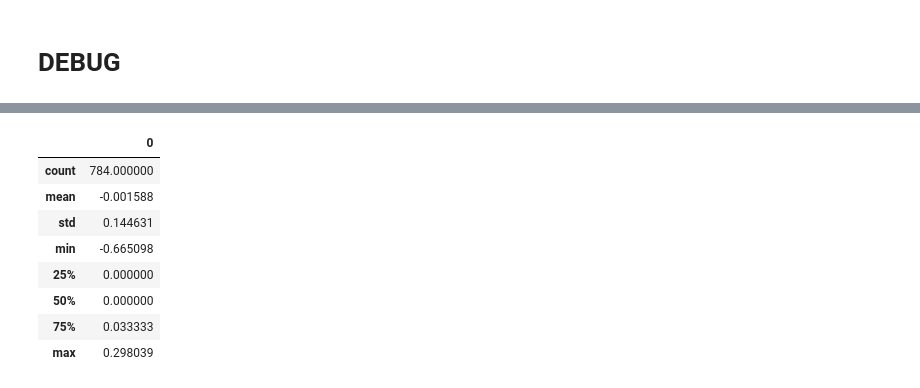
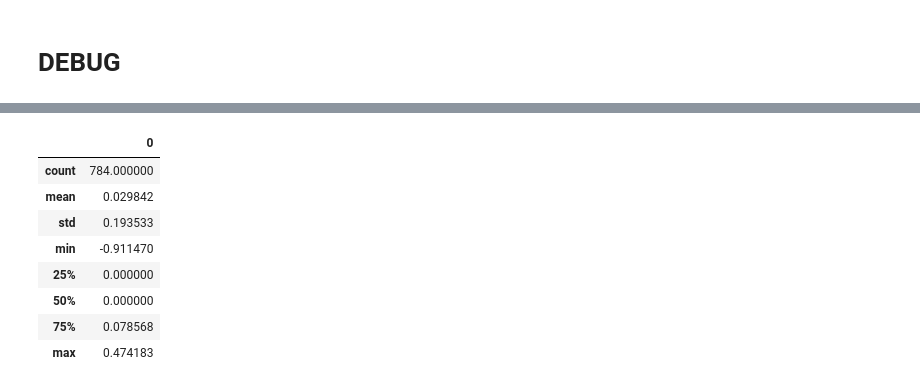
Before and after one commit to AndreyE/micrograd, a Jupyter notebook: mnist.ipynb, the cells around one changed output, grey strips where cells are left out. Cells and saved outputs as stored; diff of their text form; code cells hidden in the pictures.

```diff
--- a/mnist.ipynb
+++ b/mnist.ipynb
@@ -159,7 +159,7 @@ def all_neurons_histo(neurons, key=lambda p: p.data, bins=100):
 # %%
 import functools
 
-SELECTED_CLASSES = [0]
+SELECTED_CLASSES = [0, 1]
 OH_ENC, OH_DEC = oh_encode(SELECTED_CLASSES)
 
 NOISE_RATIO = 0.0
@@ -176,6 +176,7 @@ Y_oh = arr2vals(OH_ENC(Y_b), 'target')
 # the loss function sums up all scores so the resulting gradient is the sum of all sample gradients
 # that is why
 LEARNING_RATE = 1.0 / len(X)
+ESAT = 1e-9
 
 MODEL = MLP(
     [
@@ -185,7 +186,7 @@ MODEL = MLP(
     train=True
 )
 
-LEARNER = MODEL.make_learner(X, get_loss=functools.partial(calc_sq_loss, targets=Y_oh))
+LEARNER = MODEL.make_learner(X, get_loss=functools.partial(calc_sq_loss, targets=Y_oh), ESAT=ESAT)
 # %%
 total_loss, scores = LEARNER(i=1, q=1.0)
 
@@ -230,17 +239,17 @@ all_neurons_histo(MODEL.layers[0].neurons, key=lambda p: p.grad)
 # %%
 import pandas as pd
 
-numbers = [p.data for p in MODEL.layers[0].neurons[0].parameters()]
-numbers.sort()
+data = [p.data for p in MODEL.layers[0].neurons[0].parameters()]
+data.sort()
 
-pd.DataFrame(numbers).describe()
+pd.DataFrame(data).describe()
 # %% [output]
 |  | 0 |
 | count | 784.000000 |
-| mean | -0.001588 |
-| std | 0.144631 |
-| min | -0.665098 |
+| mean | 0.029842 |
+| std | 0.193533 |
+| min | -0.911470 |
 | 25% | 0.000000 |
 | 50% | 0.000000 |
-| 75% | 0.033333 |
-| max | 0.298039 |
+| 75% | 0.078568 |
+| max | 0.474183 |
```
Also changed, not shown: parts of 5 cells of this notebook, 1 other file.
